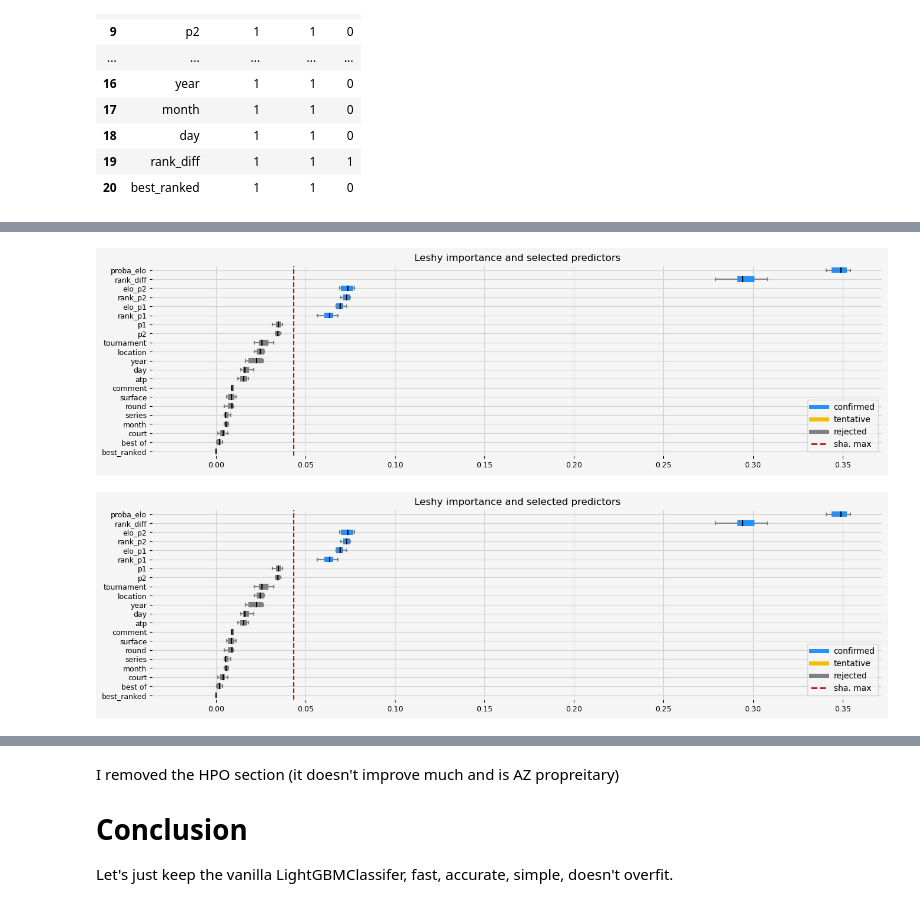
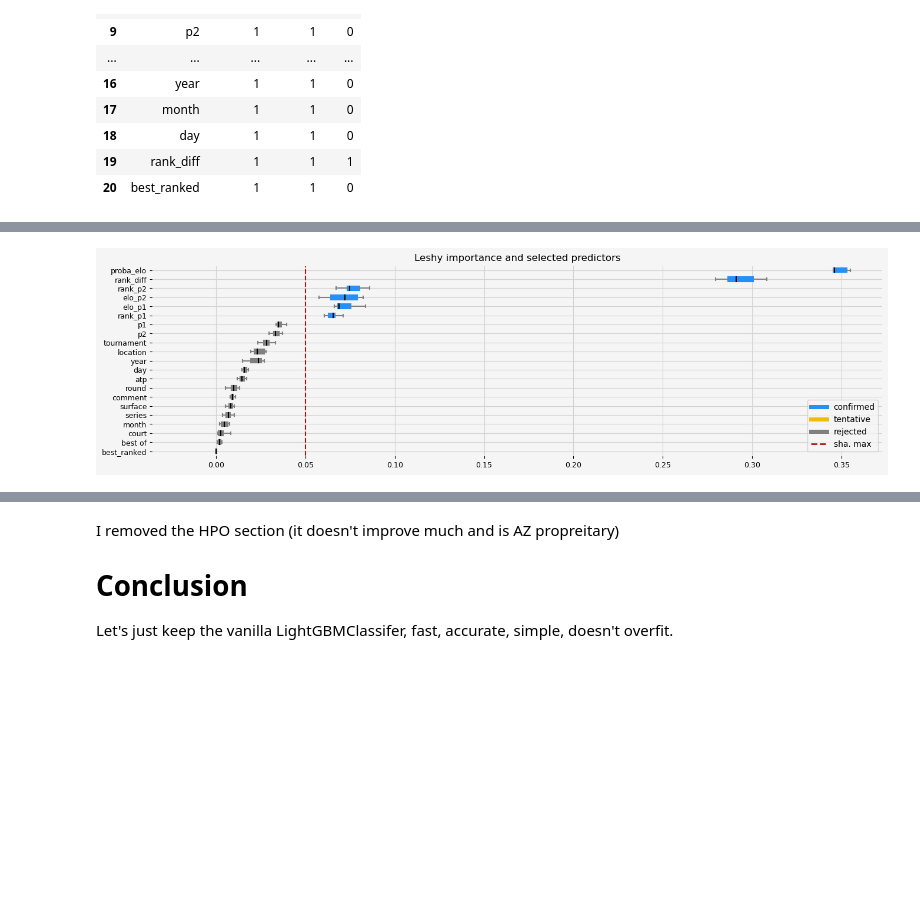
Before and after one commit to ThomasBury/AceBet, a Jupyter notebook: nb/atp_tennis.ipynb, the cells around one changed output, grey strips where cells are left out. Saved outputs shown, nothing was run; the diff lists cells and outputs as text; code cells hidden in the pictures; blank space fills up the shorter version.

```diff
--- a/nb/atp_tennis.ipynb
+++ b/nb/atp_tennis.ipynb
@@ -450,7 +454,9 @@ The random forest severely overfits the data
 ### Vanilla GBM
 vanilla ligthGBM for now, not even early stopping.
 # %%
-model= Pipeline([ ("encoder", OrdinalEncoderPandas()), ("gbm", LGBMClassifier(n_estimators=20))])
+model= Pipeline([
+                 ("encoder", OrdinalEncoder(handle_unknown="use_encoded_value", unknown_value=np.nan).set_output(transform="pandas")),
+                 ("gbm", LGBMClassifier(n_estimators=20))])
 model.fit(X_train, y_train)
 
 y_pred_insample = model.predict(X_train)
@@ -495,7 +501,9 @@ The LGBMClassifier is much more robust, no obvious overfitting
 # %% [markdown]
 ### Vanilla XGBoost
 # %%
-model= Pipeline([ ("encoder", OrdinalEncoderPandas()), ("gbm", XGBClassifier(n_estimators=20))])
+model= Pipeline([
+                 ("encoder", OrdinalEncoder(handle_unknown="use_encoded_value", unknown_value=np.nan).set_output(transform="pandas")),
+                 ("gbm", XGBClassifier(n_estimators=20))])
 model.fit(X_train, y_train)
 
 y_pred_insample = model.predict(X_train)
@@ -536,7 +544,9 @@ XGBoost overfits a bit the data
 # %% [markdown]
 ### Vanilla CatBoost
 # %%
-model= Pipeline([ ("encoder", OrdinalEncoderPandas()), ("gbm", CatBoostClassifier(n_estimators=50))])
+model= Pipeline([
+                 ("encoder", OrdinalEncoder(handle_unknown="use_encoded_value", unknown_value=np.nan).set_output(transform="pandas")),
+                 ("gbm", CatBoostClassifier(n_estimators=50))])
 model.fit(X_train, y_train)
 
 y_pred_insample = model.predict(X_train)
@@ -597,7 +607,10 @@ fs = Pipeline([
         ("arfs", Leshy(arfs_model, n_estimators=100, verbose=0, max_iter=10, random_state=42, importance="shap"))
     ])
 
-fs_model= Pipeline([ ("encoder", OrdinalEncoderPandas()), ("fs", fs), ("gbm", LGBMClassifier(n_estimators=20))])
+fs_model= Pipeline([
+                    ("encoder", OrdinalEncoder(handle_unknown="use_encoded_value", unknown_value=np.nan).set_output(transform="pandas")),
+                    ("fs", fs),
+                    ("gbm", LGBMClassifier(n_estimators=20))])
 
 fs_model.fit(X_train, y_train)
 
@@ -652,10 +665,8 @@ Leshy(estimator=LGBMClassifier(objective='binary', random_state=7938,
       random_state=RandomState(MT19937) at 0x...)
 # %%
 fig = fs_model.named_steps["fs"]["arfs"].plot_importance()
-fig
 # %% [output]
-[figure, old version]
+[figure, new version]
-[figure, removed]
 # %%
 import optuna.integration.lightgbm as optlgb
 import numpy as np
```
Also changed, not shown: parts of 18 cells of this notebook, 2 other files.
